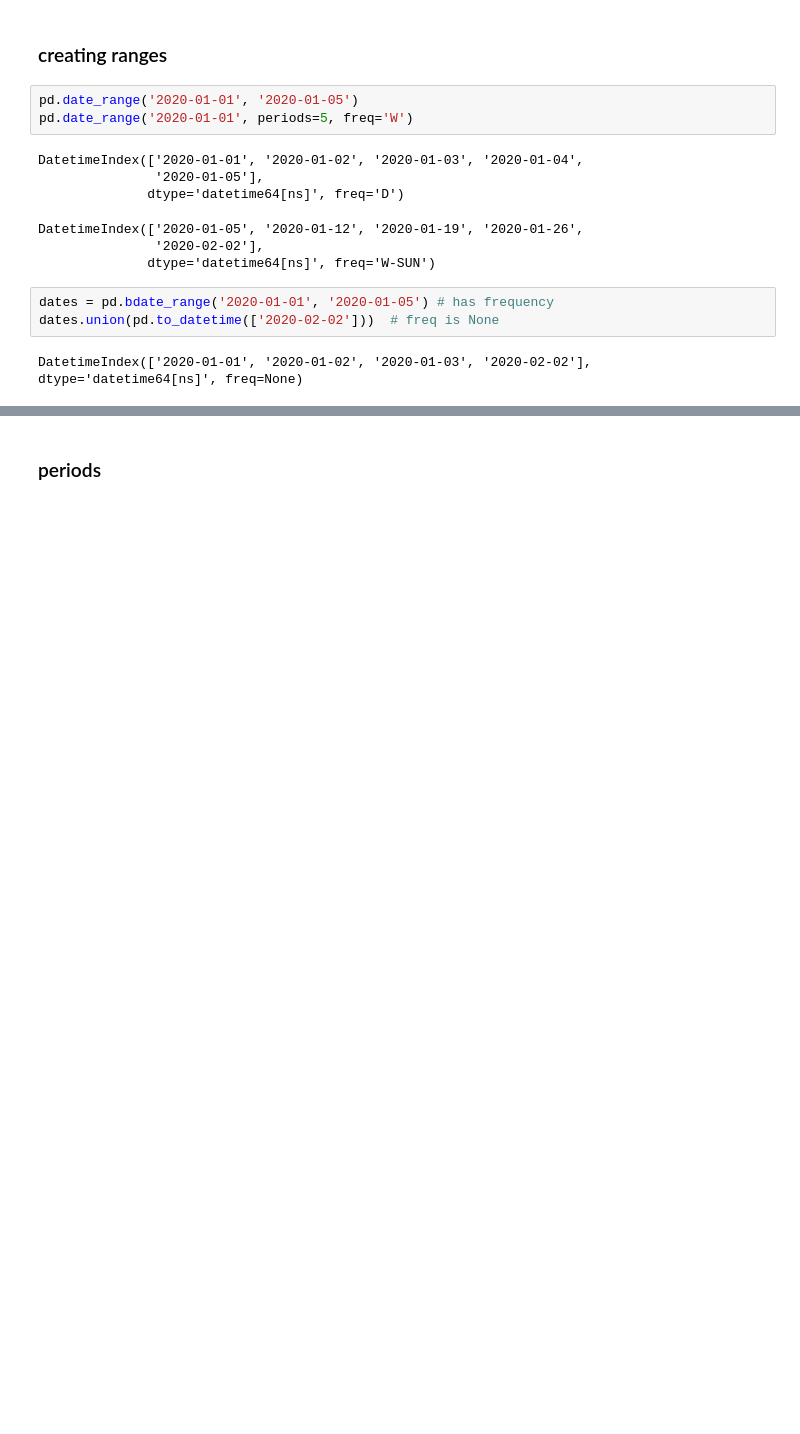
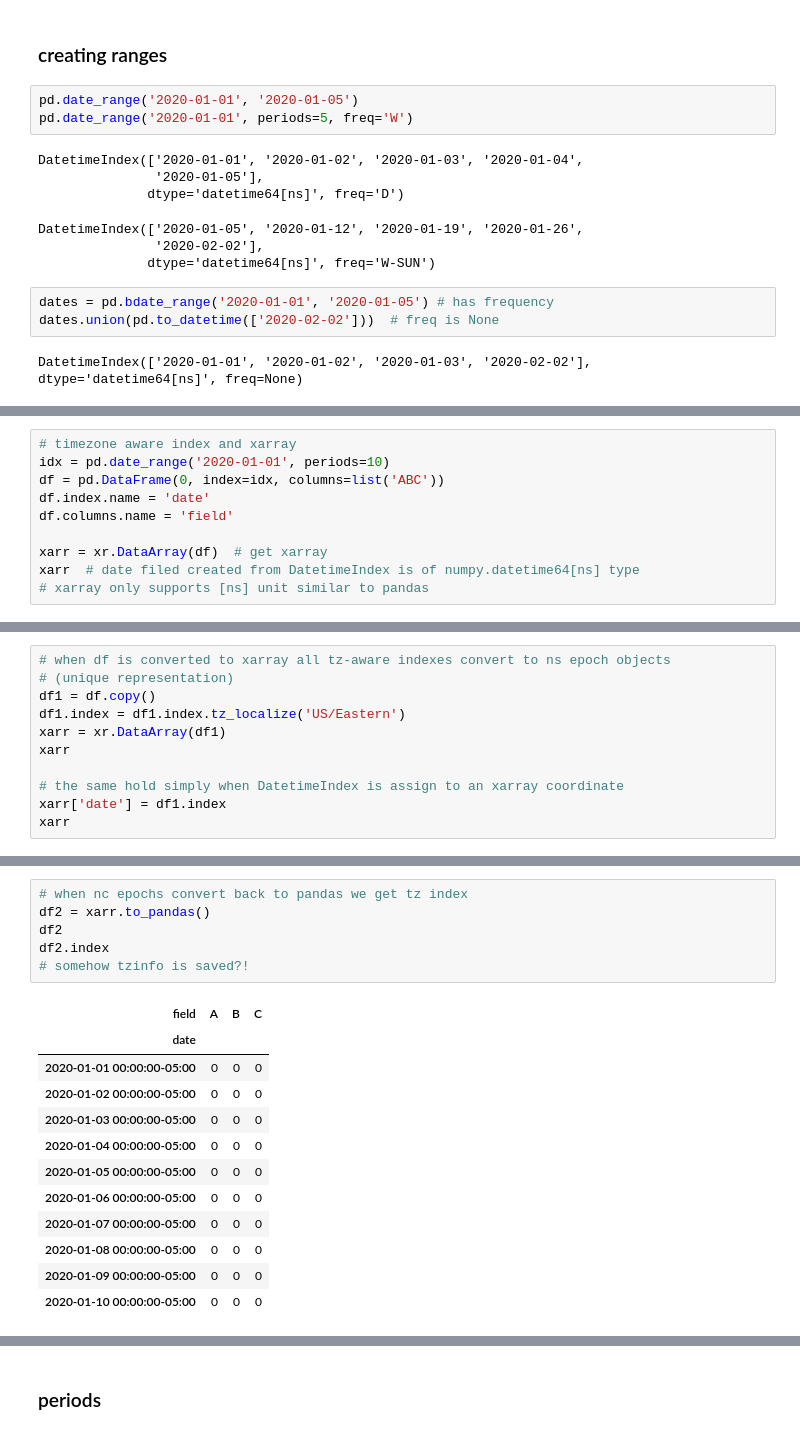
Before and after one commit to ghost368/notebooks, a Jupyter notebook: notebooks/datetime_guide.ipynb, the cells around one changed output, grey strips where cells are left out. Saved outputs shown, nothing was run; the diff lists cells and outputs as text; blank space fills up the shorter version.

Commit message:
Update datetime notebook

```diff
--- a/notebooks/datetime_guide.ipynb
+++ b/notebooks/datetime_guide.ipynb
@@ -564,0 +804,10 @@ As mentioned in the Overview in the Time Series docs, https://pandas.pydata.org/
+# %%
+# timezone aware index and xarray
+idx = pd.date_range('2020-01-01', periods=10)
+df = pd.DataFrame(0, index=idx, columns=list('ABC'))
+df.index.name = 'date'
+df.columns.name = 'field'
+
+xarr = xr.DataArray(df)  # get xarray
+xarr  # date filed created from DatetimeIndex is of numpy.datetime64[ns] type
+# xarray only supports [ns] unit similar to pandas
@@ -564,0 +864,11 @@ As mentioned in the Overview in the Time Series docs, https://pandas.pydata.org/
+# %%
+# when df is converted to xarray all tz-aware indexes convert to ns epoch objects
+# (unique representation)
+df1 = df.copy()
+df1.index = df1.index.tz_localize('US/Eastern')
+xarr = xr.DataArray(df1)
+xarr
+
+# the same hold simply when DatetimeIndex is assign to an xarray coordinate
+xarr['date'] = df1.index
+xarr
@@ -564,0 +904,19 @@ As mentioned in the Overview in the Time Series docs, https://pandas.pydata.org/
+# %%
+# when nc epochs convert back to pandas we get tz index
+df2 = xarr.to_pandas()
+df2
+df2.index
+# somehow tzinfo is saved?!
+# %% [output]
+| field | A | B | C |
+| date |  |  |  |
+| 2020-01-01 00:00:00-05:00 | 0 | 0 | 0 |
+| 2020-01-02 00:00:00-05:00 | 0 | 0 | 0 |
+| 2020-01-03 00:00:00-05:00 | 0 | 0 | 0 |
+| 2020-01-04 00:00:00-05:00 | 0 | 0 | 0 |
+| 2020-01-05 00:00:00-05:00 | 0 | 0 | 0 |
+| 2020-01-06 00:00:00-05:00 | 0 | 0 | 0 |
+| 2020-01-07 00:00:00-05:00 | 0 | 0 | 0 |
+| 2020-01-08 00:00:00-05:00 | 0 | 0 | 0 |
+| 2020-01-09 00:00:00-05:00 | 0 | 0 | 0 |
+| 2020-01-10 00:00:00-05:00 | 0 | 0 | 0 |
```
Also changed, not shown: parts of 108 cells of this notebook.
